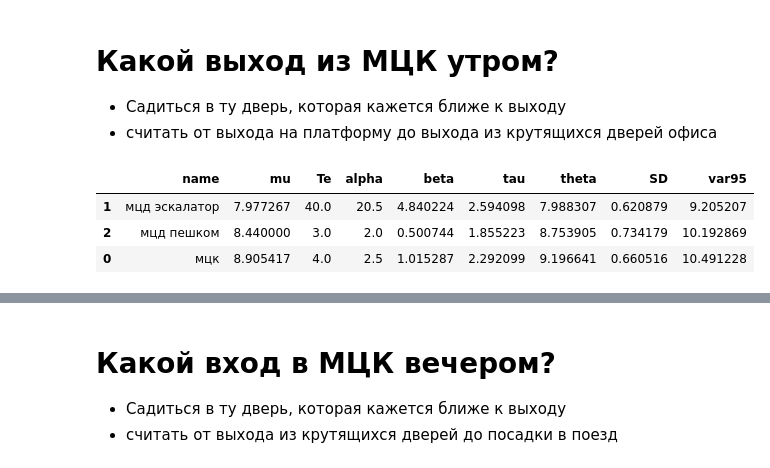
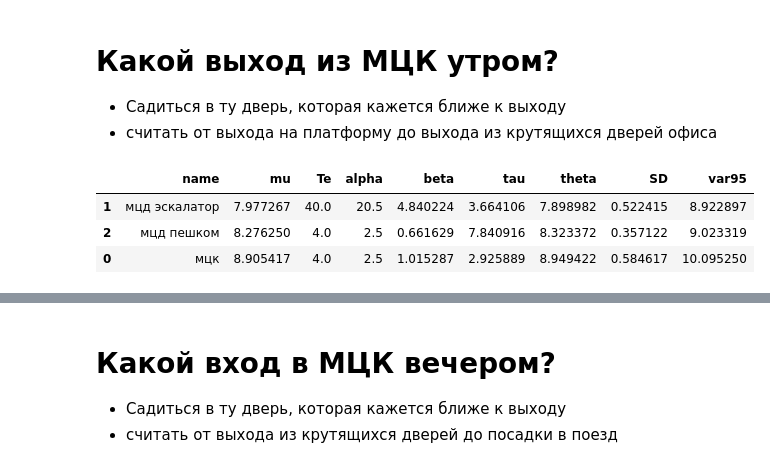
Before and after one commit to ksetdekov/trip_choice_optimizer, a Jupyter notebook: coffee-amount-optimization.ipynb, the cells around one changed output, grey strips where cells are left out. Saved outputs shown, nothing was run; the diff lists cells and outputs as text; code cells hidden in the pictures.

```diff
--- a/coffee-amount-optimization.ipynb
+++ b/coffee-amount-optimization.ipynb
@@ -320,36 +320,37 @@ morning_exit.update_hands("мцд эскалатор", '0:09:09.3') # tue 24 dec
 morning_exit.update_hands("мцд эскалатор", '0:07:53.2') # wed 25 dec
 morning_exit.update_hands("мцд эскалатор", '0:07:32.9') # thr 26 dec
 morning_exit.update_hands("мцд эскалатор", '0:07:06.4') # thr 09 jan 2025
 morning_exit.update_hands("мцд эскалатор", '0:08:12.6') # fr 10 jan 2025
 morning_exit.update_hands("мцд эскалатор", '0:07:39.3') # mon 13 jan 2025
 morning_exit.update_hands("мцд эскалатор", '0:07:54.4') # tue 14 jan 2025
 morning_exit.update_hands("мцд эскалатор", '0:07:47.1') # wed 15 jan 2025
 morning_exit.update_hands("мцд эскалатор", '0:08:24.0') # thr 16 jan 2025
 morning_exit.update_hands("мцд эскалатор", '0:07:15.4') # fr 17 jan 2025
 morning_exit.update_hands("мцд эскалатор", '0:08:04.1') # mon 20 jan 2025
 morning_exit.update_hands("мцд эскалатор", '0:07:52.4') # tue 21 jan 2025
 morning_exit.update_hands("мцд эскалатор", '0:07:40.0') # wed 22 jan 2025
 morning_exit.update_hands("мцд эскалатор", '0:07:21.0') # thr 23 jan 2025
 morning_exit.update_hands("мцд эскалатор", '0:07:50.5') # fr 24 jan 2025
 morning_exit.update_hands("мцд эскалатор", '0:08:11.1') # mon 27 jan 2025
 morning_exit.update_hands("мцд эскалатор", '0:07:21.52') # tue 28 jan 2025
 morning_exit.update_hands("мцд эскалатор", '0:08:26.8') # wed 29 jan 2025
 morning_exit.update_hands("мцд эскалатор", '0:08:01.8') # thr 30 jan 2025
 morning_exit.update_hands("мцд эскалатор", '0:08:14.0') # mon 3 feb 2025
 morning_exit.update_hands("мцд эскалатор", '0:07:51.4') # tue 4 feb 2025
 morning_exit.update_hands("мцд эскалатор", '0:07:53') # wed 5 feb 2025
 morning_exit.update_hands("мцд эскалатор", '0:08:05') # thr 6 feb 2025
 morning_exit.update_hands("мцд пешком", '0:08:26.8') # fr 7 feb 2025
 morning_exit.update_hands("мцд пешком", '0:08:27.8') # monday 10 feb 2025
 morning_exit.update_hands("мцд эскалатор", '0:07:58.9') # tue 11 feb 2025
 morning_exit.update_hands("мцд пешком", '0:08:24.6') # wed 12 feb 2025
+morning_exit.update_hands("мцд пешком", '0:07:47.1') # thr 13 feb 2025
 
 morning_exit.grade()
 # %% [output]
 |  | name | mu | Te | alpha | beta | tau | theta | SD | var95 |
-| 1 | мцд эскалатор | 7.977267 | 40.0 | 20.5 | 4.840224 | 2.594098 | 7.988307 | 0.620879 | 9.205207 |
-| 2 | мцд пешком | 8.440000 | 3.0 | 2.0 | 0.500744 | 1.855223 | 8.753905 | 0.734179 | 10.192869 |
-| 0 | мцк | 8.905417 | 4.0 | 2.5 | 1.015287 | 2.292099 | 9.196641 | 0.660516 | 10.491228 |
+| 1 | мцд эскалатор | 7.977267 | 40.0 | 20.5 | 4.840224 | 3.664106 | 7.898982 | 0.522415 | 8.922897 |
+| 2 | мцд пешком | 8.276250 | 4.0 | 2.5 | 0.661629 | 7.840916 | 8.323372 | 0.357122 | 9.023319 |
+| 0 | мцк | 8.905417 | 4.0 | 2.5 | 1.015287 | 2.925889 | 8.949422 | 0.584617 | 10.095250 |
 # %%
 fig = px.violin(morning_exit.history, y="value", x="option", box=True, points="all",
           hover_data=cups.history.columns)
```
Also changed, not shown: parts of 4 cells of this notebook.
